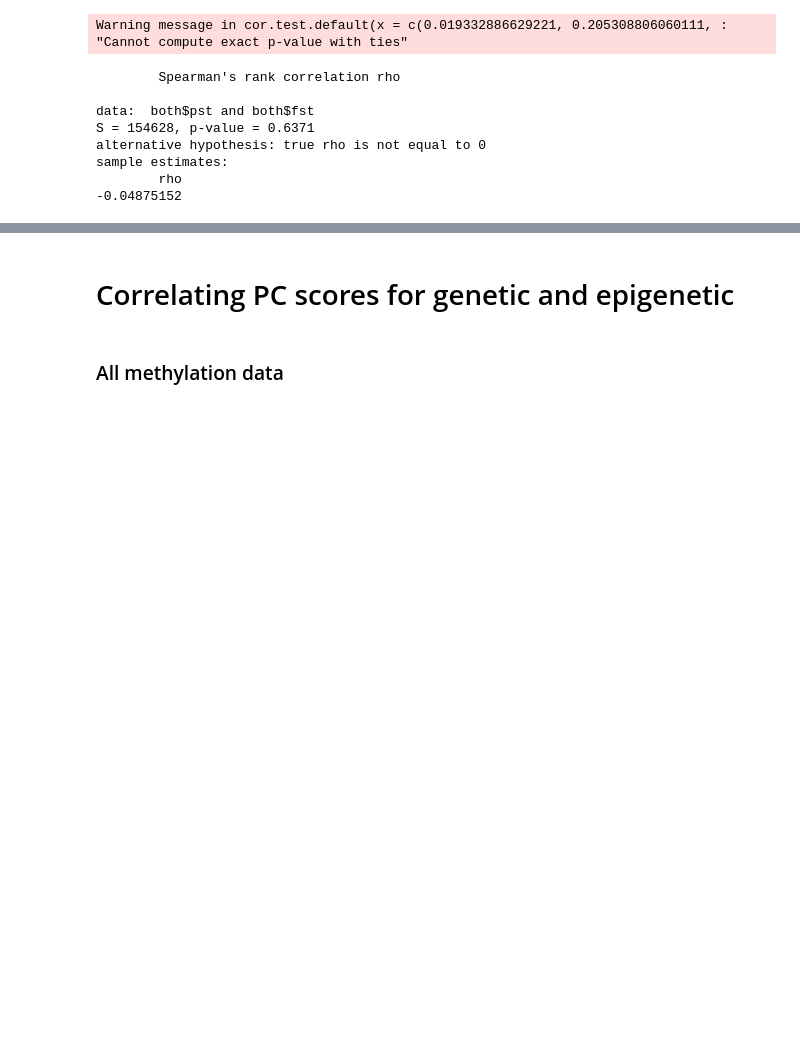
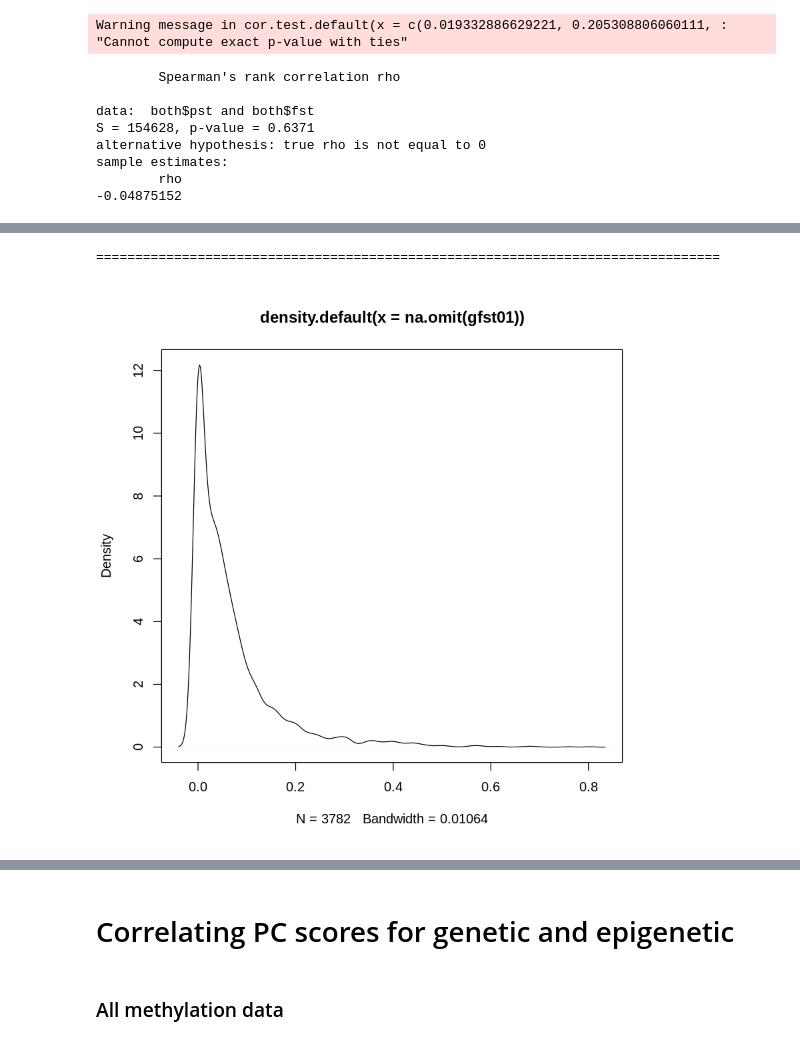
Before and after one commit to sr320/paper-oly-mbdbs-gen, a Jupyter notebook: code/MBD_samples_genetic_analysisHCSS.ipynb, the cells around one changed output, grey strips where cells are left out. Cells and saved outputs as stored; diff of their text form; code cells hidden in the pictures; blank space fills up the shorter version.

```diff
--- a/code/MBD_samples_genetic_analysisHCSS.ipynb
+++ b/code/MBD_samples_genetic_analysisHCSS.ipynb
@@ -471,0 +631,19 @@ sample estimates:
+# %%
+# reading regions
+regions=read.table("Olurida_v081_10kbIntervals.bed")
+names(regions)=c("contig","start","end")
+# %%
+# read in fst data
+fst01=read.table("SFS/HCSS_sfsm70_fst2pop.fst")
+names(fst01)=c("contig","pos","a","b")
+
+fst01$contig=as.character(fst01$contig)
+# %%
+# removing zero-only (invariant) bases
+fst01[,3:4]=round(fst01[,3:4],3)
+ch01=apply(fst01[,3:4],1,sum)
+chh=(ch01>0)
+table(chh)
+
+fst01=fst01[chh,]
+head(fst01)
@@ -471,0 +661,21 @@ sample estimates:
+# %%
+# computing weighted Fst per region
+i=1;gfst01=c();ns01=0
+pb=txtProgressBar(0,nrow(regions))
+for (i in 1:nrow(regions)) {
+	setTxtProgressBar(pb,i)
+	sub=subset(fst01,contig==regions$contig[i] & pos>=regions$start[i] & pos<=regions$end[i])
+	if (is.null(sub[1,1]) | sum(sub$b)==0) {
+		gfst01=append(gfst01,NA)
+	} else {
+		gfst01=append(gfst01,sum(sub$a)/sum(sub$b))
+		ns01=ns01+nrow(sub)
+	}
+}
+# %% [output]
+================================================================================
+# %%
+# density plots of per-region Fst
+plot(density(na.omit(gfst01)))
+# %% [output]
+[figure, added]
```
Also changed, not shown: parts of 44 cells of this notebook.
